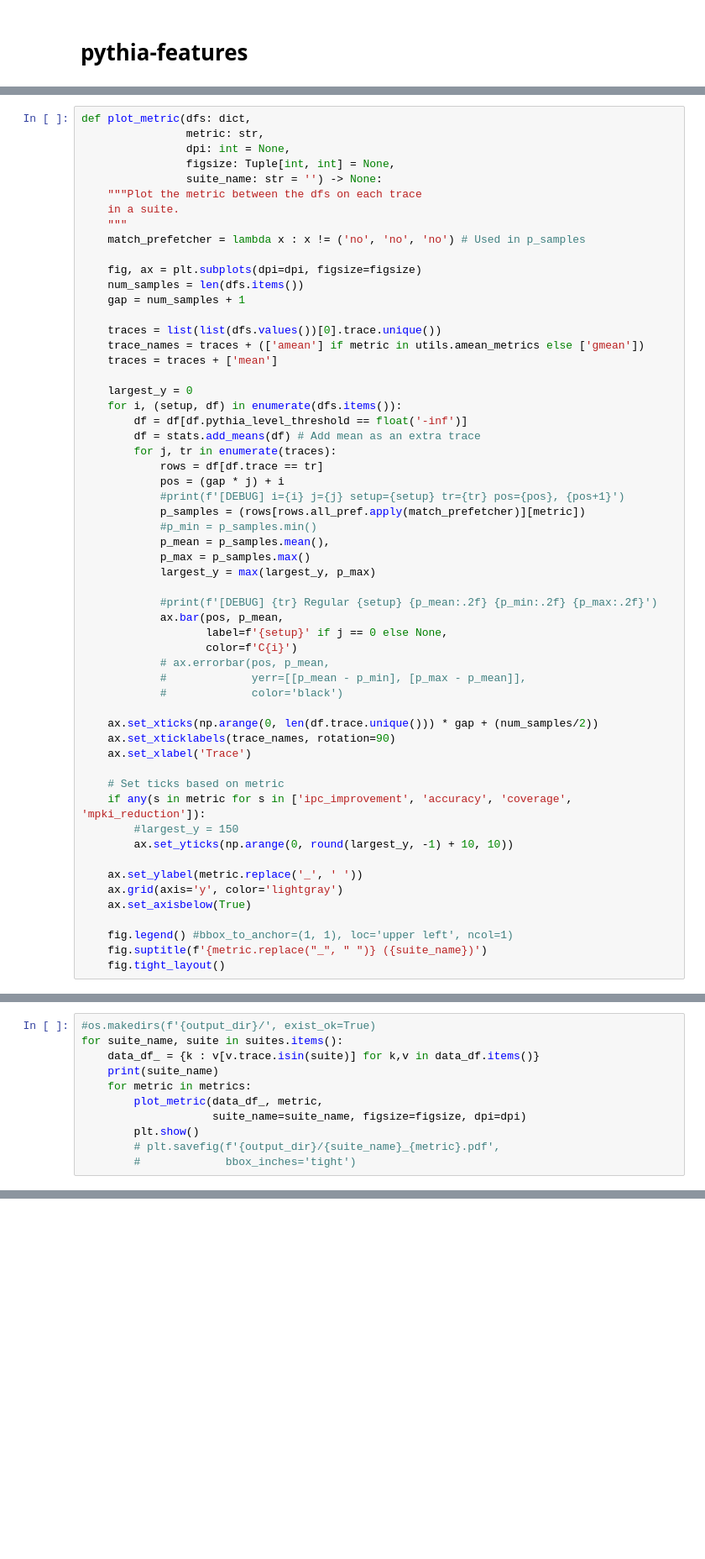
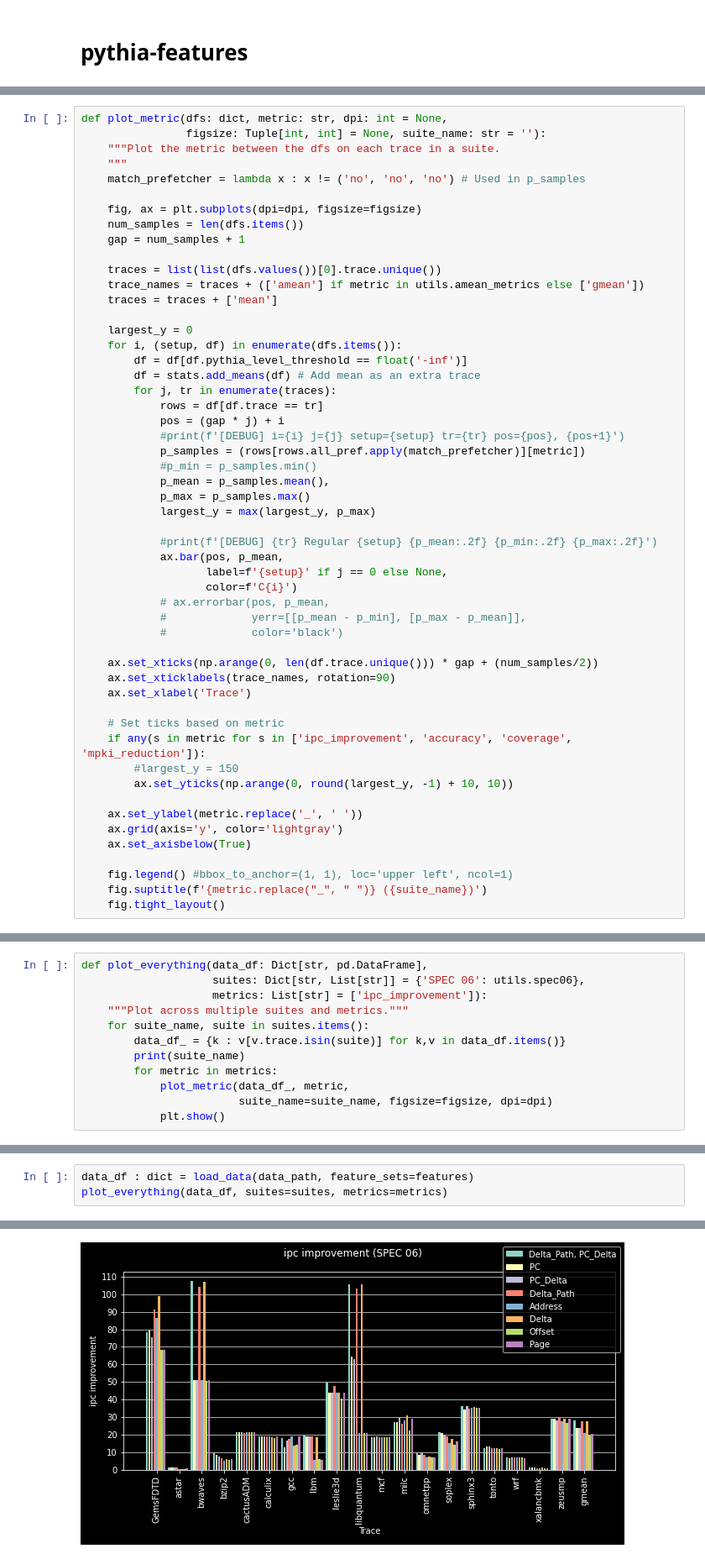
Before and after one commit to cmolder/pythia-analysis, a Jupyter notebook: pythia-features.ipynb, the cells around one changed output, grey strips where cells are left out. Shown: that part at 84% size. Cells and saved outputs as stored; diff of their text form; blank space fills up the shorter version.

```diff
--- a/pythia-features.ipynb
+++ b/pythia-features.ipynb
@@ -83,11 +94,7 @@ data_df : dict = load_data(data_path, feature_sets=features)
 # %%
-def plot_metric(dfs: dict,
-                metric: str,
-                dpi: int = None,
-                figsize: Tuple[int, int] = None,
-                suite_name: str = '') -> None:
-    """Plot the metric between the dfs on each trace
-    in a suite.
+def plot_metric(dfs: dict, metric: str, dpi: int = None,
+                figsize: Tuple[int, int] = None, suite_name: str = ''):
+    """Plot the metric between the dfs on each trace in a suite.
     """
     match_prefetcher = lambda x : x != ('no', 'no', 'no') # Used in p_samples
 
@@ -143,11 +147,12 @@ def plot_metric(dfs: dict,
 # %%
-#os.makedirs(f'{output_dir}/', exist_ok=True)
-for suite_name, suite in suites.items():
-    data_df_ = {k : v[v.trace.isin(suite)] for k,v in data_df.items()}
-    print(suite_name)
-    for metric in metrics:
-        plot_metric(data_df_, metric,
-                    suite_name=suite_name, figsize=figsize, dpi=dpi)
-        plt.show()
-        # plt.savefig(f'{output_dir}/{suite_name}_{metric}.pdf',
-        #             bbox_inches='tight')
+def plot_everything(data_df: Dict[str, pd.DataFrame],
+                    suites: Dict[str, List[str]] = {'SPEC 06': utils.spec06},
+                    metrics: List[str] = ['ipc_improvement']):
+    """Plot across multiple suites and metrics."""
+    for suite_name, suite in suites.items():
+        data_df_ = {k : v[v.trace.isin(suite)] for k,v in data_df.items()}
+        print(suite_name)
+        for metric in metrics:
+            plot_metric(data_df_, metric,
+                        suite_name=suite_name, figsize=figsize, dpi=dpi)
+            plt.show()
@@ -162,0 +162,4 @@ SPEC 06
+# %%
+data_df : dict = load_data(data_path, feature_sets=features)
+plot_everything(data_df, suites=suites, metrics=metrics)
+# %% [output]
@@ -162,0 +167 @@ SPEC 06
+[figure, added]
```
Also changed, not shown: parts of 22 cells of this notebook.
